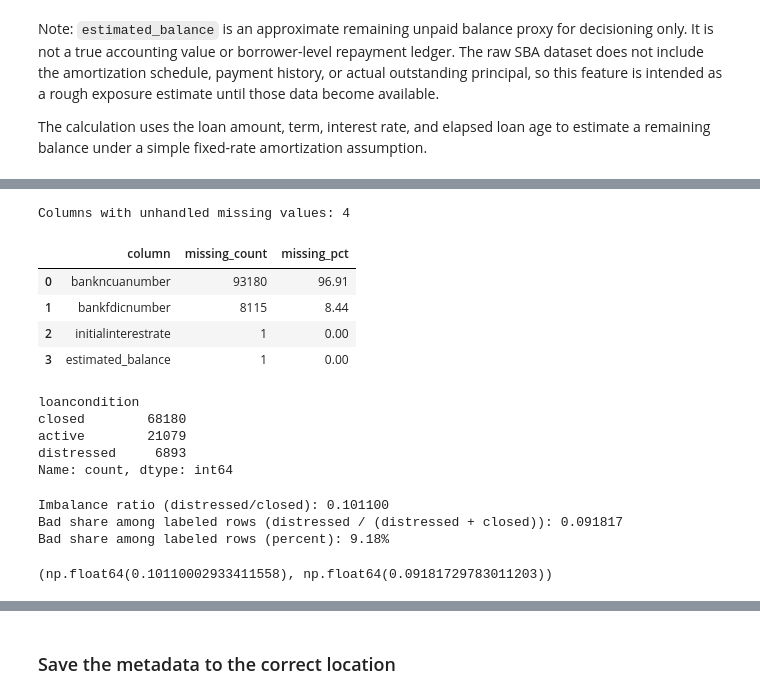
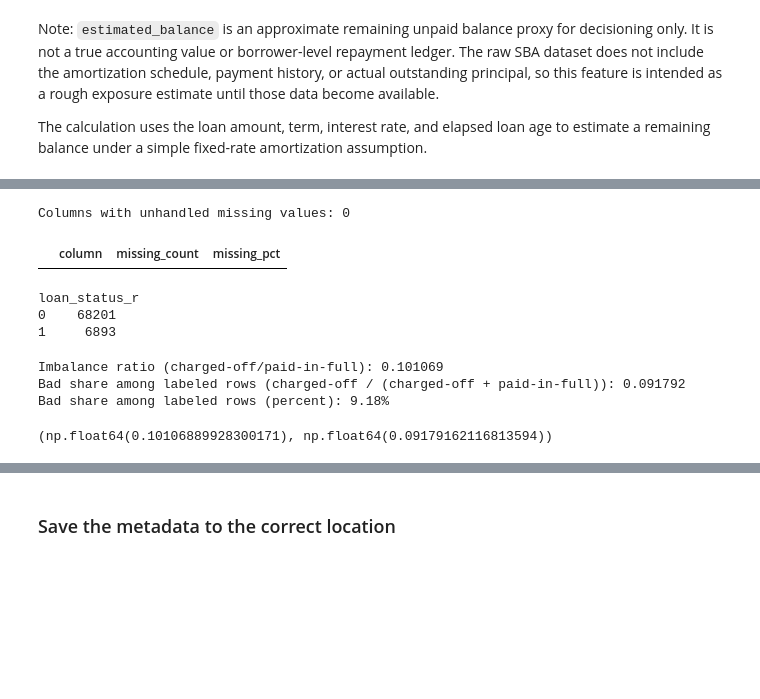
Before and after one commit to rajivsam/kmds_migration, a Jupyter notebook: sba_migration/notebooks/clean_sba_dataset.ipynb, the cells around one changed output, grey strips where cells are left out. Drawn from its saved outputs; the diff is of its cells as text; code cells hidden in the pictures; blank space fills up the shorter version.

Commit message:
Adding data clean up

```diff
--- a/sba_migration/notebooks/clean_sba_dataset.ipynb
+++ b/sba_migration/notebooks/clean_sba_dataset.ipynb
@@ -411,11 +382,29 @@ def handle_missing_categorical(df: pd.DataFrame) -> pd.DataFrame:
                 work_df[column] = work_df[column].astype("string").fillna("MISSING").astype("category")
 
     return work_df
+
+
+def fill_missing_values(df: pd.DataFrame) -> pd.DataFrame:
+    """Fill any remaining numeric, datetime, or categorical missing values before saving the cleaned data."""
+    work_df = df.copy()
+    for column in work_df.columns:
+        series = work_df[column]
+        if series.isna().sum() == 0:
+            continue
+        if pd.api.types.is_numeric_dtype(series):
+            work_df[column] = series.fillna(series.median())
+        elif pd.api.types.is_datetime64_any_dtype(series):
+            work_df[column] = series.fillna(pd.Timestamp("1970-01-01"))
+        else:
+            work_df[column] = series.astype("string").fillna("MISSING")
+    return work_df
 # %%
 def filter_valid_loancondition(df: pd.DataFrame) -> pd.DataFrame:
-    """Keep only active, closed, and distressed loancondition values."""
-    valid_conditions = {"active", "closed", "distressed"}
-    return df.loc[df["loancondition"].isin(valid_conditions)].copy()
+    """Keep only terminal outcomes that can support model evaluation."""
+    work_df = df.copy()
+    if loan_status_target_name not in work_df.columns:
+        work_df = derive_loan_status_r(work_df)
+    return work_df.loc[work_df[loan_status_target_name].isin([0, 1])].copy()
 # %% [markdown]
 Note: `estimated_balance` is an approximate remaining unpaid balance proxy for decisioning only. It is not a true accounting value or borrower-level repayment ledger. The raw SBA dataset does not include the amortization schedule, payment history, or actual outstanding principal, so this feature is intended as a rough exposure estimate until those data become available.
 
@@ -513,51 +463,46 @@ Final Dataset Shape: (96152, 38)
 # %%
 missing_values_report = (
-    df_final.isna()
+    df_clean.isna()
     .sum()
     .rename("missing_count")
     .to_frame()
     .assign(
-        missing_pct=lambda d: (d["missing_count"] / len(df_final) * 100).round(2)
+        missing_pct=lambda d: (d["missing_count"] / len(df_clean) * 100).round(2)
     )
     .query("missing_count > 0")
     .sort_values("missing_count", ascending=False)
     .reset_index(names="column")
 )
 
 print(f"Columns with unhandled missing values: {missing_values_report.shape[0]}")
 missing_values_report
 # %% [output]
-Columns with unhandled missing values: 4
+Columns with unhandled missing values: 0
 |  | column | missing_count | missing_pct |
-| 0 | bankncuanumber | 93180 | 96.91 |
-| 1 | bankfdicnumber | 8115 | 8.44 |
-| 2 | initialinterestrate | 1 | 0.00 |
-| 3 | estimated_balance | 1 | 0.00 |
 # %%
-df_final["loancondition"].value_counts(dropna=False)
+labels = df_clean[loan_status_target_name].value_counts(dropna=False)
+print(labels.to_string())
 # %% [output]
-loancondition
-closed        68180
-active        21079
-distressed     6893
-Name: count, dtype: int64
+loan_status_r
+0    68201
+1     6893
 # %%
-counts = df_final["loancondition"].value_counts()
-distressed_count = counts.get("distressed", 0)
-closed_count = counts.get("closed", 0)
-labeled_count = distressed_count + closed_count
+counts = df_clean[loan_status_target_name].value_counts(dropna=False)
+charged_off_count = counts.get(1, 0)
+paid_in_full_count = counts.get(0, 0)
+labeled_count = charged_off_count + paid_in_full_count
 
-imbalance_ratio = distressed_count / closed_count if closed_count else np.nan
-bad_share_of_labeled = distressed_count / labeled_count if labeled_count else np.nan
+imbalance_ratio = charged_off_count / paid_in_full_count if paid_in_full_count else np.nan
+bad_share_of_labeled = charged_off_count / labeled_count if labeled_count else np.nan
 
-print(f"Imbalance ratio (distressed/closed): {imbalance_ratio:.6f}")
-print(f"Bad share among labeled rows (distressed / (distressed + closed)): {bad_share_of_labeled:.6f}")
+print(f"Imbalance ratio (charged-off/paid-in-full): {imbalance_ratio:.6f}")
+print(f"Bad share among labeled rows (charged-off / (charged-off + paid-in-full)): {bad_share_of_labeled:.6f}")
 print(f"Bad share among labeled rows (percent): {bad_share_of_labeled * 100:.2f}%")
 
 imbalance_ratio, bad_share_of_labeled
 # %% [output]
-Imbalance ratio (distressed/closed): 0.101100
-Bad share among labeled rows (distressed / (distressed + closed)): 0.091817
+Imbalance ratio (charged-off/paid-in-full): 0.101069
+Bad share among labeled rows (charged-off / (charged-off + paid-in-full)): 0.091792
 Bad share among labeled rows (percent): 9.18%
-(np.float64(0.10110002933411558), np.float64(0.09181729783011203))
+(np.float64(0.10106889928300171), np.float64(0.09179162116813594))
 # %%
```
Also changed, not shown: parts of 14 cells of this notebook, 8 other files.
